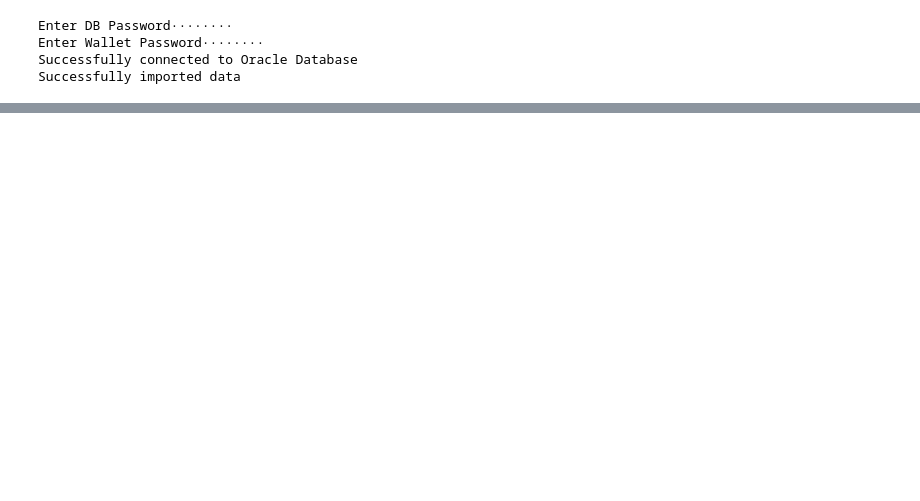
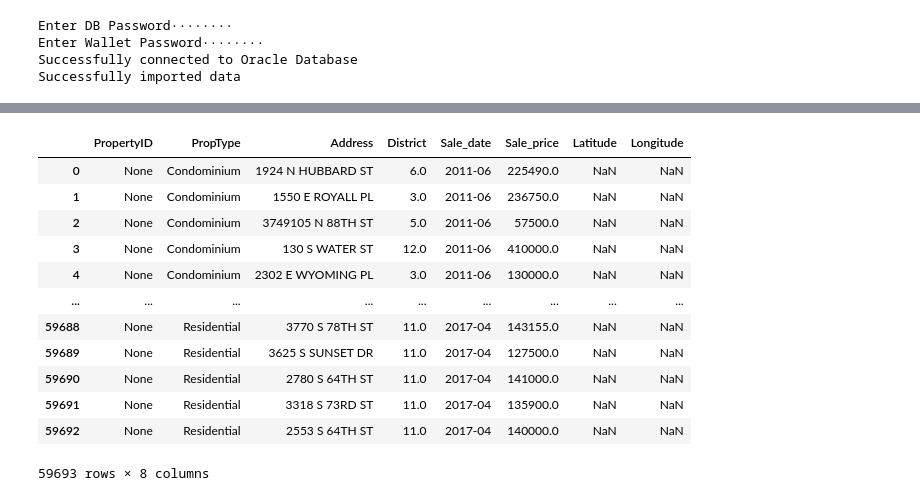
Before and after one commit to ecarrasco07/CrimeReportDS, a Jupyter notebook: Exploratory Data Analysis.ipynb, the cells around one changed output, grey strips where cells are left out. Drawn from its saved outputs; the diff is of its cells as text; code cells hidden in the pictures; blank space fills up the shorter version.

```diff
--- a/Exploratory Data Analysis.ipynb
+++ b/Exploratory Data Analysis.ipynb
@@ -191,8 +177,12 @@ cursor = connection.cursor()
 rs = cursor.execute("SELECT * FROM HISTORIC_REAL_ESTATE")
 df_red = pd.DataFrame(rs.fetchall())
 print("Successfully imported data")
+
+##replacing names of columns
+df_red.columns =['PropertyID','PropType','Address','District','Sale_date','Sale_price']
+
 ##exporting as there is 56,000+ values which makes it incredibly difficult in terms of time complexity
-df_red.to_csv('Historic_RealEstate_Data.csv', index = True)
+##df_red.to_csv('Historic_RealEstate_Data.csv', index = True)
 # %% [output]
 Enter DB Password········
 Enter Wallet Password········
@@ -200,0 +309,17 @@ Successfully imported data
+# %%
+new_columns = ['Latitude','Longitude']
+df_red.loc[:,new_columns] = pd.DataFrame()
+# %% [output]
+|  | PropertyID | PropType | Address | District | Sale_date | Sale_price | Latitude | Longitude |
+| 0 | None | Condominium | 1924 N HUBBARD ST | 6.0 | 2011-06 | 225490.0 | NaN | NaN |
+| 1 | None | Condominium | 1550 E ROYALL PL | 3.0 | 2011-06 | 236750.0 | NaN | NaN |
+| 2 | None | Condominium | 3749105 N 88TH ST | 5.0 | 2011-06 | 57500.0 | NaN | NaN |
+| 3 | None | Condominium | 130 S WATER ST | 12.0 | 2011-06 | 410000.0 | NaN | NaN |
+| 4 | None | Condominium | 2302 E WYOMING PL | 3.0 | 2011-06 | 130000.0 | NaN | NaN |
+| ... | ... | ... | ... | ... | ... | ... | ... | ... |
+| 59688 | None | Residential | 3770 S 78TH ST | 11.0 | 2017-04 | 143155.0 | NaN | NaN |
+| 59689 | None | Residential | 3625 S SUNSET DR | 11.0 | 2017-04 | 127500.0 | NaN | NaN |
+| 59690 | None | Residential | 2780 S 64TH ST | 11.0 | 2017-04 | 141000.0 | NaN | NaN |
+| 59691 | None | Residential | 3318 S 73RD ST | 11.0 | 2017-04 | 135900.0 | NaN | NaN |
+| 59692 | None | Residential | 2553 S 64TH ST | 11.0 | 2017-04 | 140000.0 | NaN | NaN |
+59693 rows × 8 columns
```
Also changed, not shown: parts of 5 cells of this notebook.
